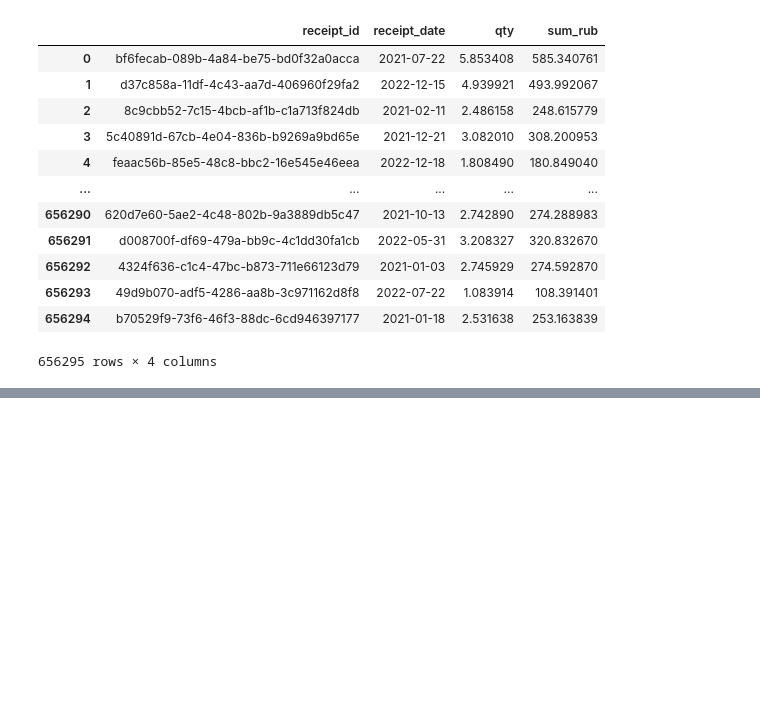
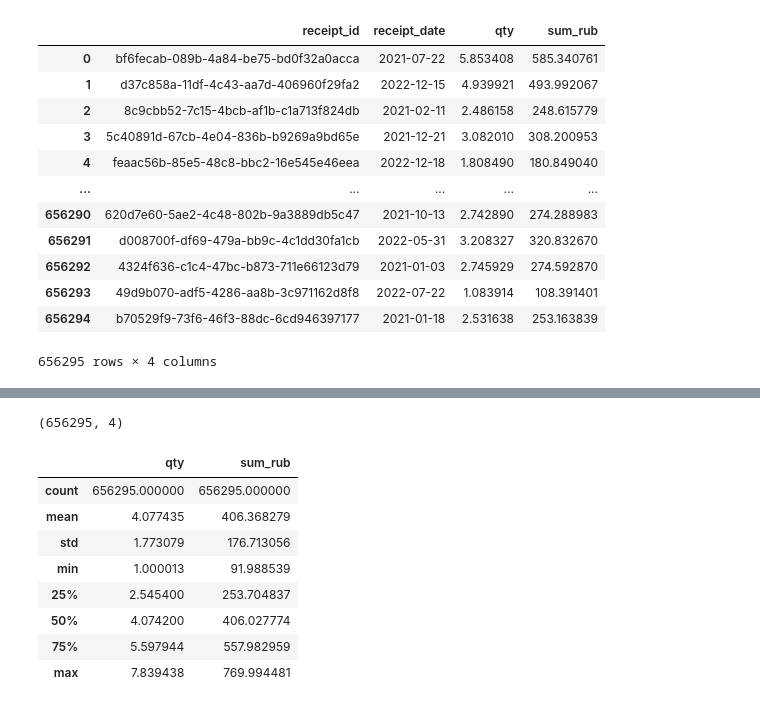
Before and after one commit to ViderStar/loyalty_card_analysis, a Jupyter notebook: main.ipynb, the cells around one changed output, grey strips where cells are left out. Drawn from its saved outputs; the diff is of its cells as text; code cells hidden in the pictures; blank space fills up the shorter version.

```diff
--- a/main.ipynb
+++ b/main.ipynb
@@ -181,0 +155,16 @@ percentage(395.91, -7.123)  # Output: 387,49
+# %%
+df_structure_2.shape
+# %% [output]
+(656295, 4)
+# %%
+df_structure_2.describe()
+# %% [output]
+|  | qty | sum_rub |
+| count | 656295.000000 | 656295.000000 |
+| mean | 4.077435 | 406.368279 |
+| std | 1.773079 | 176.713056 |
+| min | 1.000013 | 91.988539 |
+| 25% | 2.545400 | 253.704837 |
+| 50% | 4.074200 | 406.027774 |
+| 75% | 5.597944 | 557.982959 |
+| max | 7.839438 | 769.994481 |
```
Also changed, not shown: parts of 32 cells of this notebook, 1 other file.
